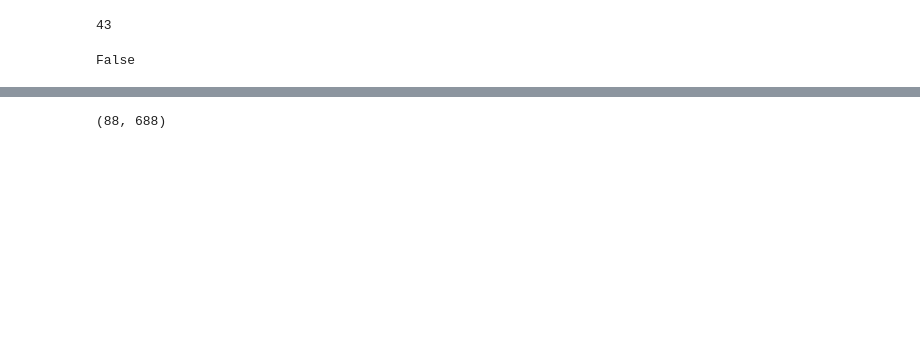
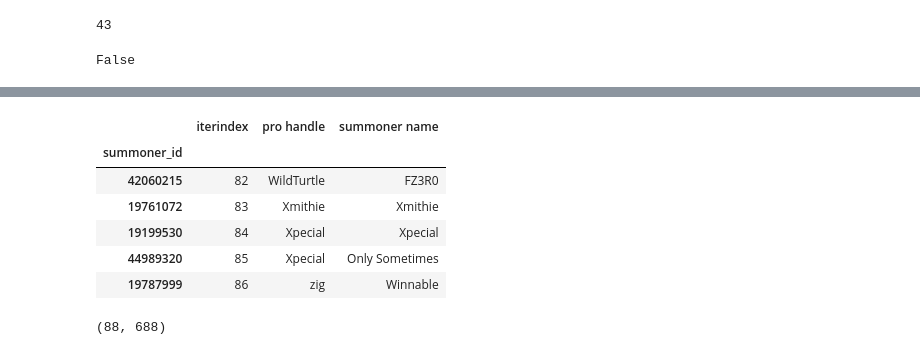
Before and after one commit to Skenkel/LoLScout, a Jupyter notebook: Champion skill scraper.ipynb, the cells around one changed output, grey strips where cells are left out. Drawn from its saved outputs; the diff is of its cells as text; code cells hidden in the pictures; blank space fills up the shorter version.

```diff
--- a/Champion skill scraper.ipynb
+++ b/Champion skill scraper.ipynb
@@ -109,3 +166,13 @@ summoners_to_scrape.head()
+# %%
+summoners_to_scrape.tail()
+# %% [output]
+|  | iterindex | pro handle | summoner name |
+| summoner_id |  |  |  |
+| 42060215 | 82 | WildTurtle | FZ3R0 |
+| 19761072 | 83 | Xmithie | Xmithie |
+| 19199530 | 84 | Xpecial | Xpecial |
+| 44989320 | 85 | Xpecial | Only Sometimes |
+| 19787999 | 86 | zig | Winnable |
 # %%
 summonersdf.shape
 # %% [output]
```
Also changed, not shown: parts of 18 cells of this notebook, 7 other files.
